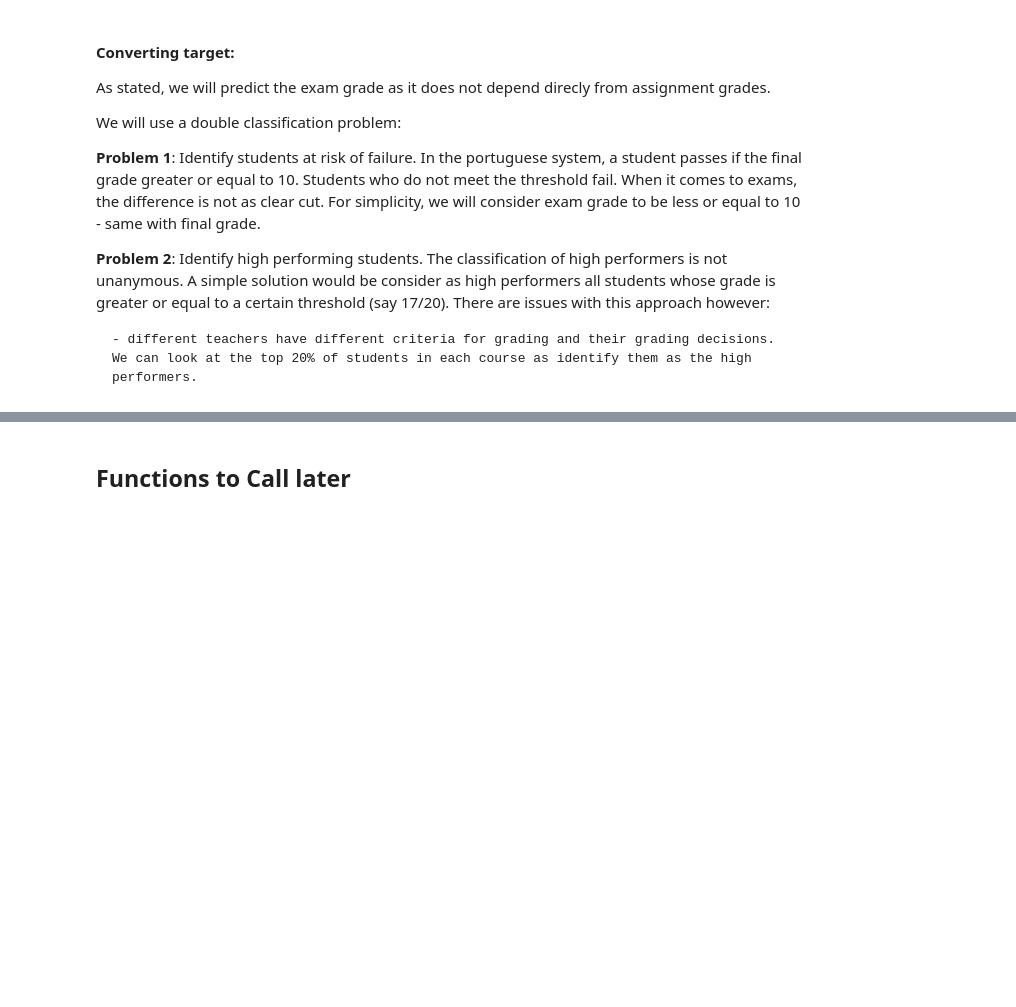
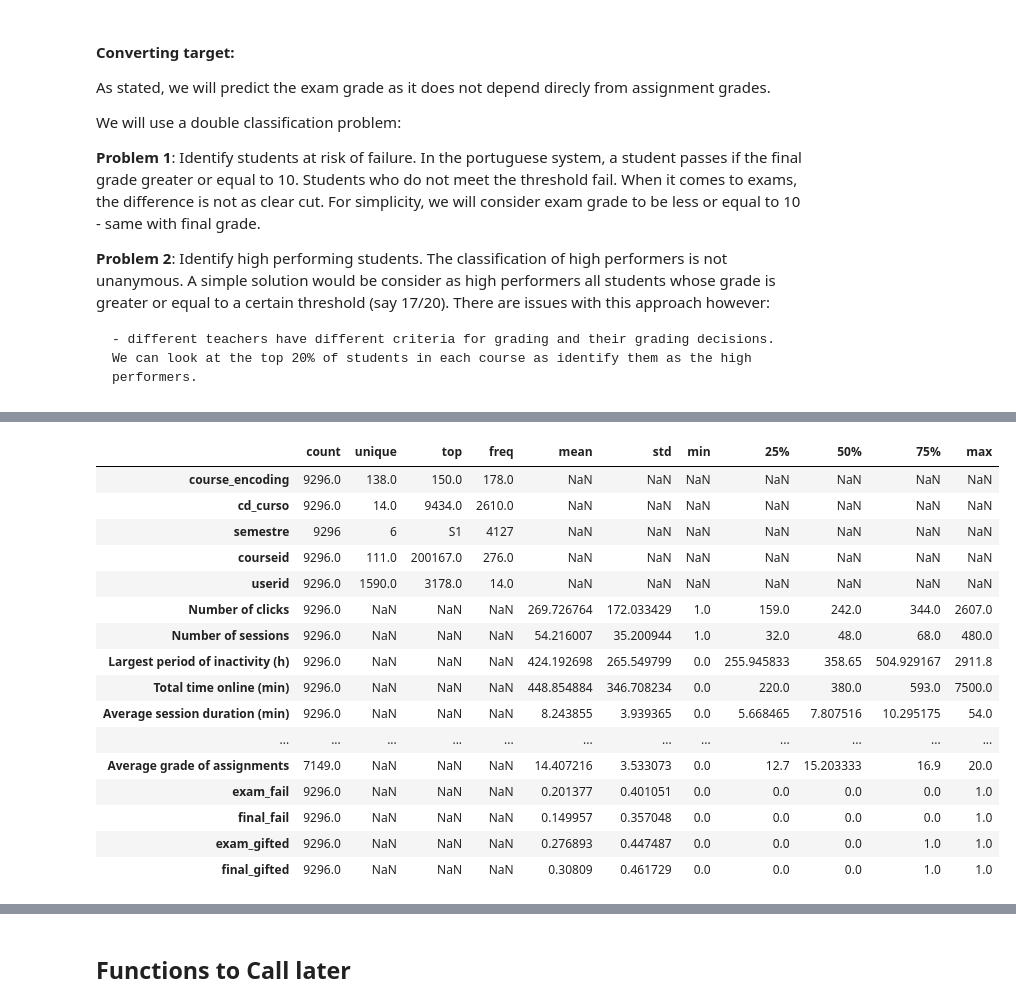
Before and after one commit to RicardoSantos0/timely_accurate_portable, a Jupyter notebook: Notebooks/4.1 Feature Selection and Modelling - Nova IMS.ipynb, the cells around one changed output, grey strips where cells are left out. Cells and saved outputs as stored; diff of their text form; code cells hidden in the pictures; blank space fills up the shorter version.

```diff
--- a/Notebooks/4.1 Feature Selection and Modelling - Nova IMS.ipynb
+++ b/Notebooks/4.1 Feature Selection and Modelling - Nova IMS.ipynb
@@ -226,0 +283,18 @@ course_programs['Date_threshold_100'].describe(include = 'all')
+# %%
+aggregates = course_programs['Date_threshold_10'].groupby('course_encoding').agg({
+                                                                'userid' :  [('Number of users','nunique')],
+                                                                'Number of sessions' : ['min', 'mean', 'median', 'max'],
+                                                                'Clicks per day' : ['min', 'mean', 'median', 'max'],
+                                                                'Days with no interaction (%)' : ['min', 'mean', 'median', 'max'],
+                                                                'exam_fail' : 'mean',
+                                                                'final_fail' : 'mean',
+                                                                'exam_gifted' : 'mean',
+                                                                'final_gifted' : 'mean',
+                                                                    })
+#show all
+with pd.option_context("display.max_rows", None):
+    display(aggregates)
+
+        #same for session features
+aggregates.columns = aggregates.columns.map(flattenHierarchicalCol)
+aggregates.reset_index(inplace = True)
@@ -226,0 +321,28 @@ course_programs['Date_threshold_100'].describe(include = 'all')
+# %%
+#only keep rows that fulfill the criteria - median user with less than 80% days without interaction
+aggregates = aggregates[~((aggregates['Days with no interaction (%)_median'] > 85) | (aggregates['exam_fail_mean'] == 0) | (aggregates['exam_gifted_mean'] == 0))]
+courses_to_keep = aggregates['course_encoding'].unique()
+
+#filtering dataset for all course durations
+for i in tqdm(course_programs):
+    course_programs[i] = course_programs[i][course_programs[i]['course_encoding'].isin(courses_to_keep)].reset_index(drop = True)
+
+course_programs['Date_threshold_100'].describe(include = 'all').T
+# %% [output]
+|  | count | unique | top | freq | mean | std | min | 25% | 50% | 75% | max |
+| course_encoding | 9296.0 | 138.0 | 150.0 | 178.0 | NaN | NaN | NaN | NaN | NaN | NaN | NaN |
+| cd_curso | 9296.0 | 14.0 | 9434.0 | 2610.0 | NaN | NaN | NaN | NaN | NaN | NaN | NaN |
+| semestre | 9296 | 6 | S1 | 4127 | NaN | NaN | NaN | NaN | NaN | NaN | NaN |
+| courseid | 9296.0 | 111.0 | 200167.0 | 276.0 | NaN | NaN | NaN | NaN | NaN | NaN | NaN |
+| userid | 9296.0 | 1590.0 | 3178.0 | 14.0 | NaN | NaN | NaN | NaN | NaN | NaN | NaN |
+| Number of clicks | 9296.0 | NaN | NaN | NaN | 269.726764 | 172.033429 | 1.0 | 159.0 | 242.0 | 344.0 | 2607.0 |
+| Number of sessions | 9296.0 | NaN | NaN | NaN | 54.216007 | 35.200944 | 1.0 | 32.0 | 48.0 | 68.0 | 480.0 |
+| Largest period of inactivity (h) | 9296.0 | NaN | NaN | NaN | 424.192698 | 265.549799 | 0.0 | 255.945833 | 358.65 | 504.929167 | 2911.8 |
+| Total time online (min) | 9296.0 | NaN | NaN | NaN | 448.854884 | 346.708234 | 0.0 | 220.0 | 380.0 | 593.0 | 7500.0 |
+| Average session duration (min) | 9296.0 | NaN | NaN | NaN | 8.243855 | 3.939365 | 0.0 | 5.668465 | 7.807516 | 10.295175 | 54.0 |
+| ... | ... | ... | ... | ... | ... | ... | ... | ... | ... | ... | ... |
+| Average grade of assignments | 7149.0 | NaN | NaN | NaN | 14.407216 | 3.533073 | 0.0 | 12.7 | 15.203333 | 16.9 | 20.0 |
+| exam_fail | 9296.0 | NaN | NaN | NaN | 0.201377 | 0.401051 | 0.0 | 0.0 | 0.0 | 0.0 | 1.0 |
+| final_fail | 9296.0 | NaN | NaN | NaN | 0.149957 | 0.357048 | 0.0 | 0.0 | 0.0 | 0.0 | 1.0 |
+| exam_gifted | 9296.0 | NaN | NaN | NaN | 0.276893 | 0.447487 | 0.0 | 0.0 | 0.0 | 1.0 | 1.0 |
+| final_gifted | 9296.0 | NaN | NaN | NaN | 0.30809 | 0.461729 | 0.0 | 0.0 | 0.0 | 1.0 | 1.0 |
```
Also changed, not shown: parts of 28 cells of this notebook, 13 other files.
